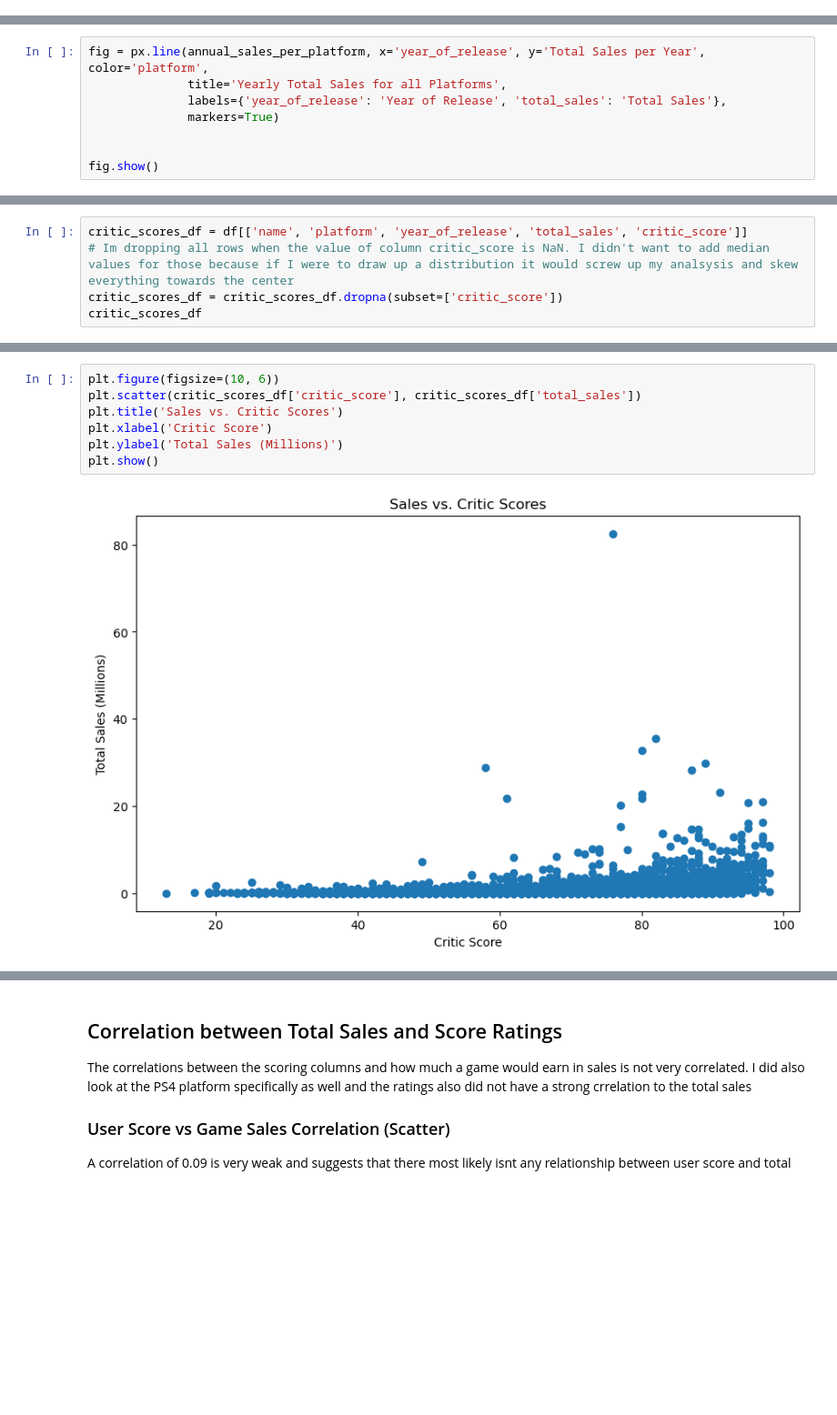
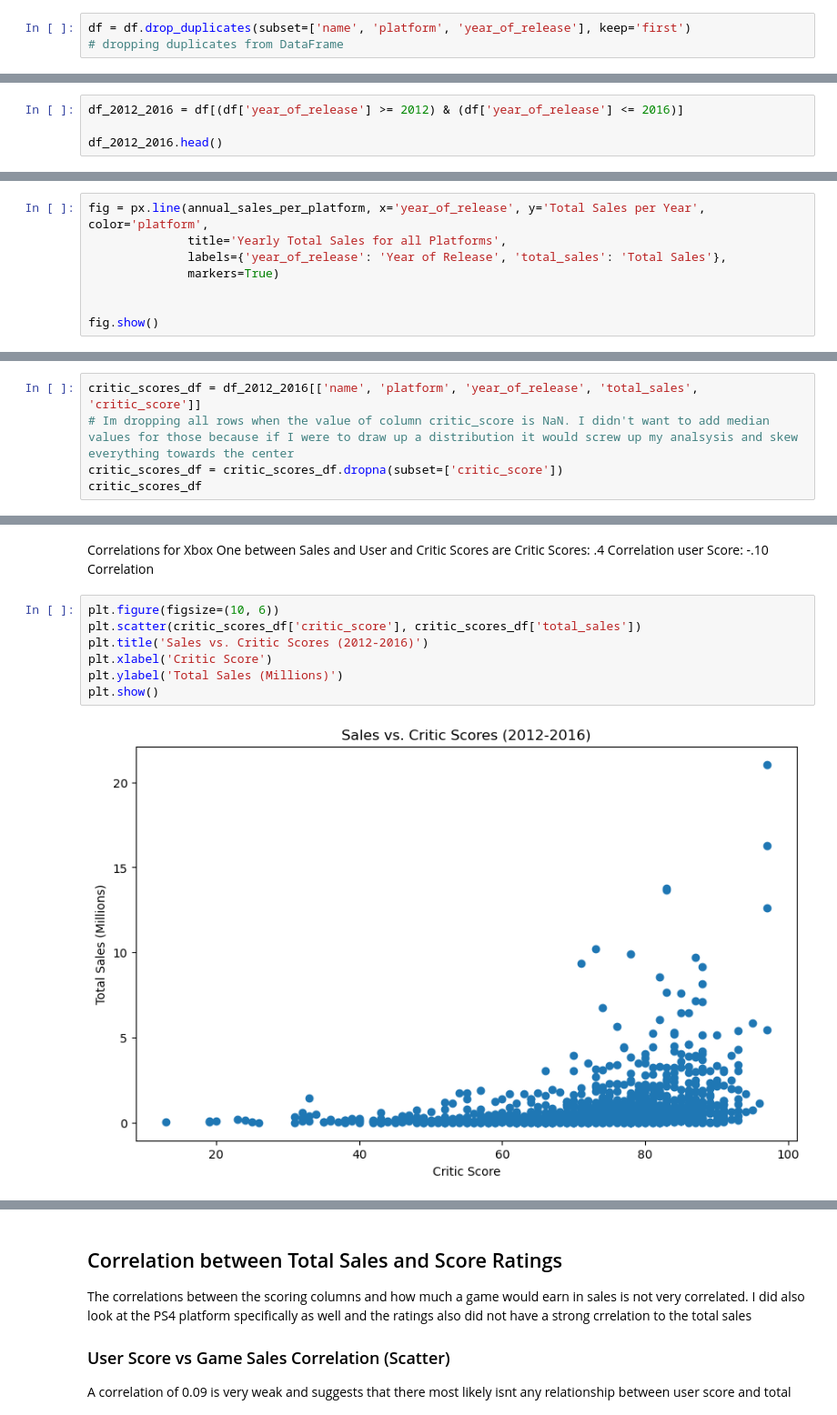
Before and after one commit to oliver-worth/GameStore-Ice-, a Jupyter notebook: IceEda-1.ipynb, the cells around one changed output, grey strips where cells are left out. Shown at 91% size. Saved outputs shown, nothing was run; the diff lists cells and outputs as text; blank space fills up the shorter version.

```diff
--- a/IceEda-1.ipynb
+++ b/IceEda-1.ipynb
@@ -132,0 +148,3 @@ df['user_score'].duplicated().sum()
+# %%
+df = df.drop_duplicates(subset=['name', 'platform', 'year_of_release'], keep='first')
+# dropping duplicates from DataFrame
@@ -412,0 +506,4 @@ filtered_df.head()
+# %%
+df_2012_2016 = df[(df['year_of_release'] >= 2012) & (df['year_of_release'] <= 2016)]
+
+df_2012_2016.head()
@@ -511,5 +638,5 @@ X360 has the highest median sales per video game followed by PS3 and we can also
 # %%
-critic_scores_df = df[['name', 'platform', 'year_of_release', 'total_sales', 'critic_score']]
+critic_scores_df = df_2012_2016[['name', 'platform', 'year_of_release', 'total_sales', 'critic_score']]
 # Im dropping all rows when the value of column critic_score is NaN. I didn't want to add median values for those because if I were to draw up a distribution it would screw up my analsysis and skew everything towards the center
 critic_scores_df = critic_scores_df.dropna(subset=['critic_score'])
 critic_scores_df
@@ -554,12 +750,16 @@ user_scores_df
+# %% [markdown]
+Correlations for Xbox One between Sales and User and Critic Scores are
+Critic Scores: .4 Correlation
+user Score: -.10 Correlation
 # %%
 plt.figure(figsize=(10, 6))
 plt.scatter(critic_scores_df['critic_score'], critic_scores_df['total_sales'])
-plt.title('Sales vs. Critic Scores')
+plt.title('Sales vs. Critic Scores (2012-2016)')
 plt.xlabel('Critic Score')
 plt.ylabel('Total Sales (Millions)')
 plt.show()
 # %% [output]
-[figure, old version]
+[figure, new version]
 # %%
 correlation_c = critic_scores_df[['critic_score', 'total_sales']]
 # Calculating correlation
```
Also changed, not shown: parts of 62 cells of this notebook.
